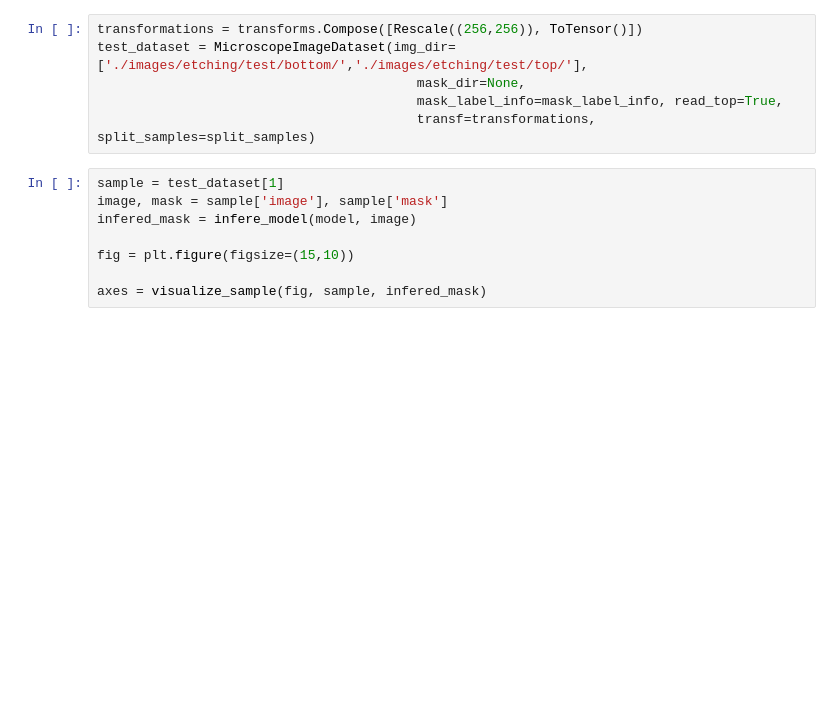
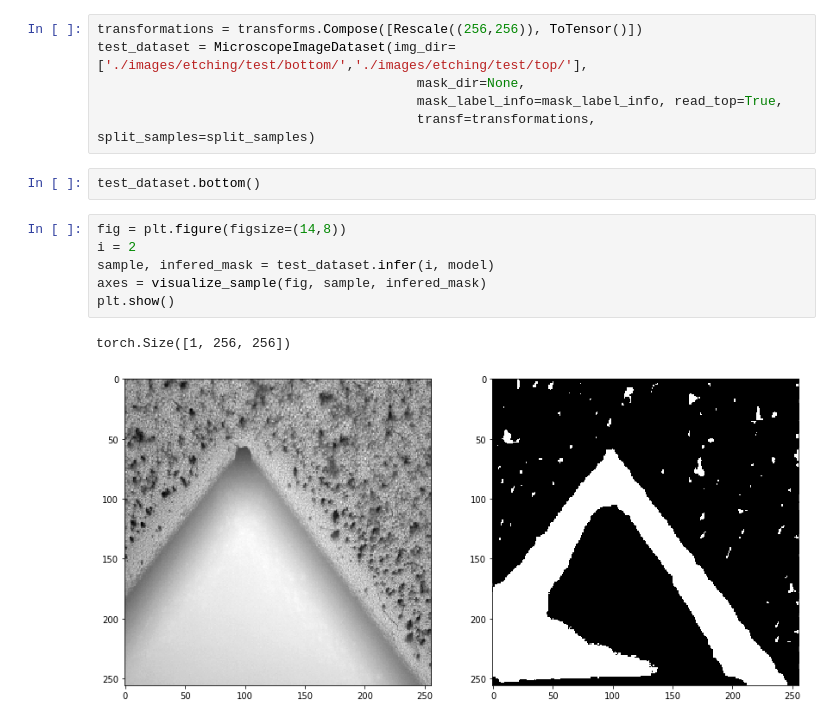
Before and after one commit to silvan-stettler/ml-processopt, a Jupyter notebook: unet_segmentation.ipynb, the cells around one changed output. Cells and saved outputs as stored; diff of their text form; blank space fills up the shorter version.

```diff
--- a/unet_segmentation.ipynb
+++ b/unet_segmentation.ipynb
@@ -99,11 +143,14 @@ test_dataset = MicroscopeImageDataset(img_dir=['./images/etching/test/bottom/','
                                          mask_dir=None,
                                          mask_label_info=mask_label_info, read_top=True,
                                          transf=transformations, split_samples=split_samples)
-# %%
-sample = test_dataset[1]
-image, mask = sample['image'], sample['mask']
-infered_mask = infere_model(model, image)
-
-fig = plt.figure(figsize=(15,10))
-
-axes = visualize_sample(fig, sample, infered_mask)
+# %%
+test_dataset.bottom()
+# %%
+fig = plt.figure(figsize=(14,8))
+i = 2
+sample, infered_mask = test_dataset.infer(i, model)
+axes = visualize_sample(fig, sample, infered_mask)
+plt.show()
+# %% [output]
+torch.Size([1, 256, 256])
+[figure, added]
```
Also changed, not shown: parts of 8 cells of this notebook, 3 other files.
